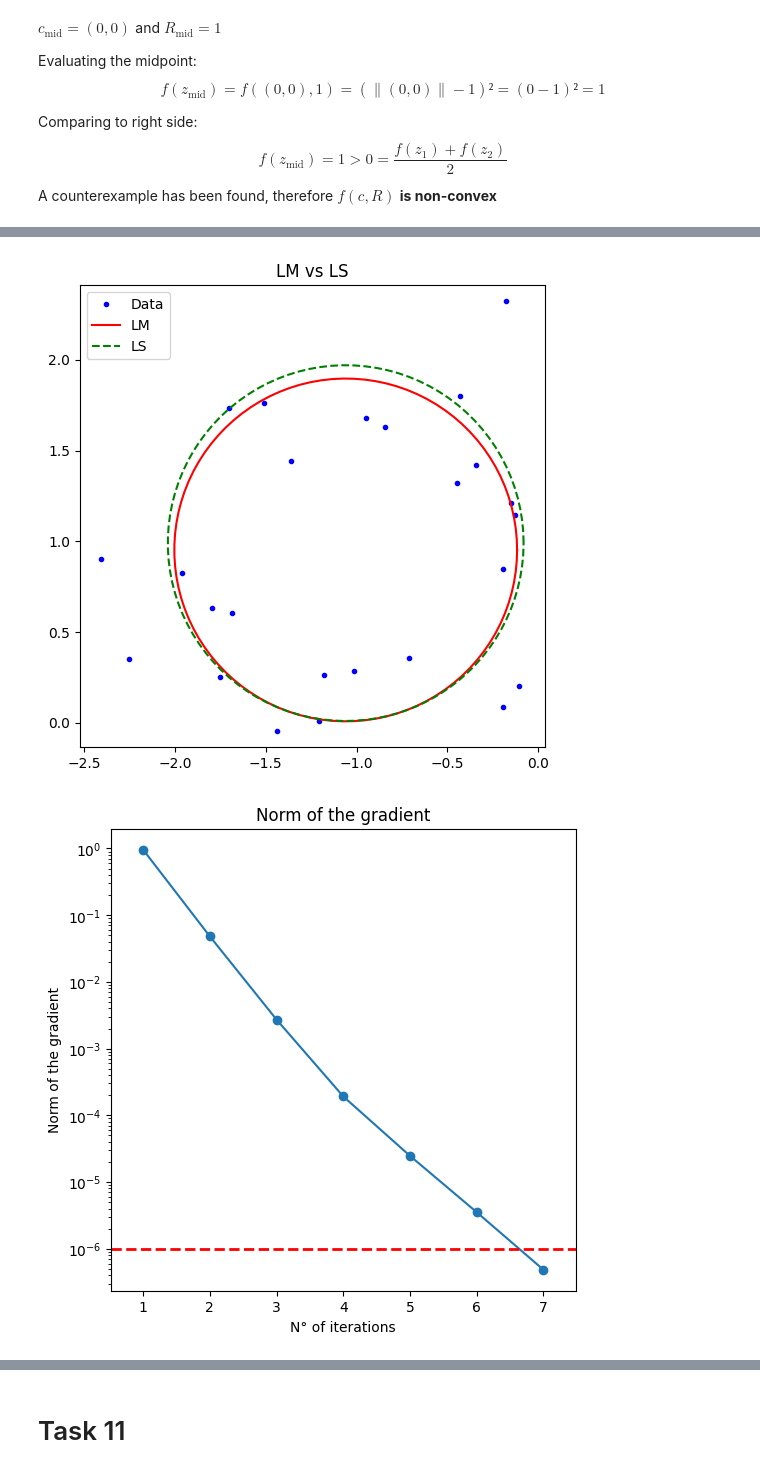
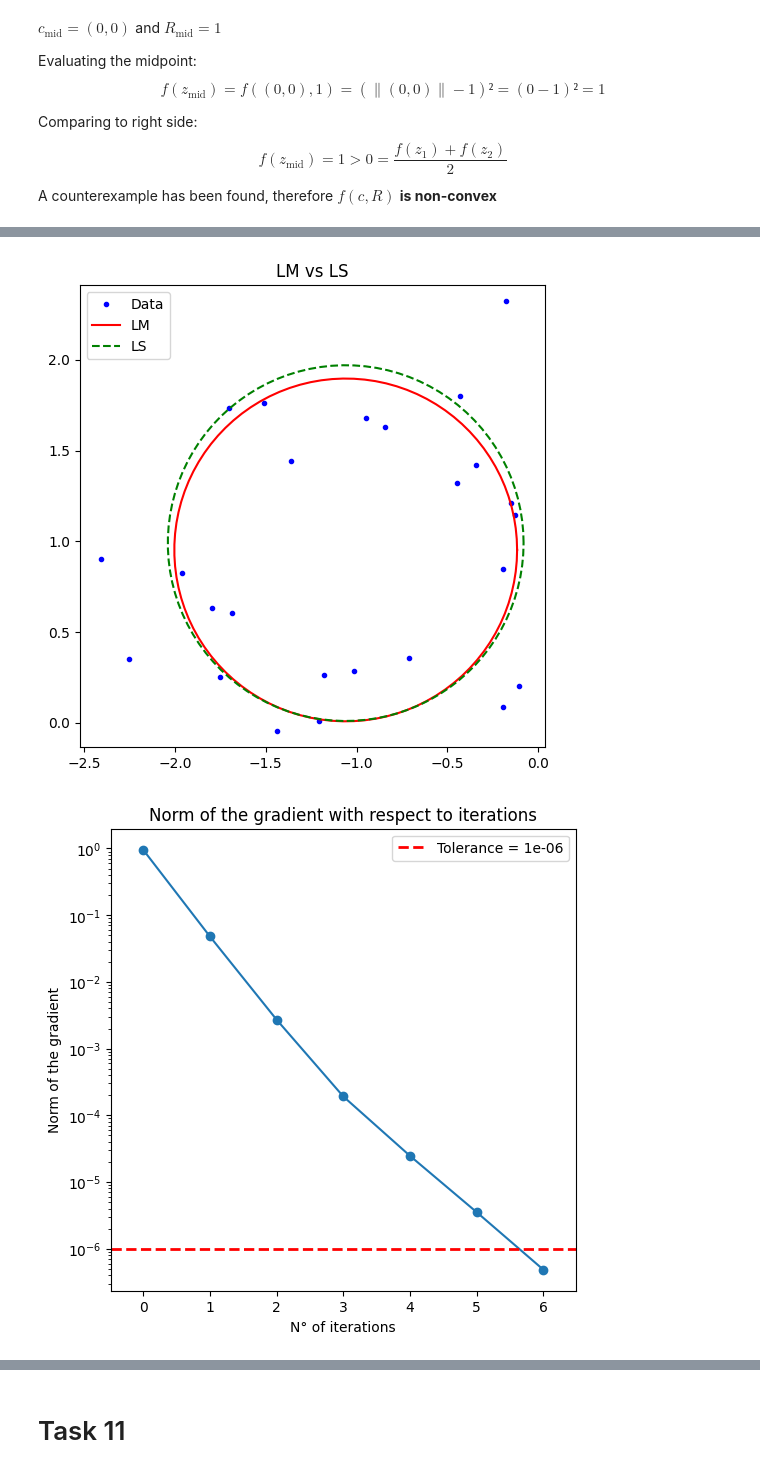
Before and after one commit to Matteo7100/OA-project, a Jupyter notebook: project_notebook.ipynb, the cells around one changed output, grey strips where cells are left out. Cells and saved outputs as stored; diff of their text form; code cells hidden in the pictures.

```diff
--- a/project_notebook.ipynb
+++ b/project_notebook.ipynb
@@ -468,14 +465,17 @@ $$
 x_{k+1} = x_k + \Delta x
 $$
 # %%
-# Loading data
+import numpy as np
+import matplotlib.pyplot as plt
+
+#Data
 data = np.load('circle_data_1.npy')
 if data.shape[0] == 2:
     data = data.T
 x = data[:, 0]
 y = data[:, 1]
 
-# Parameters
+#Parameters
 lam = 1.0
 tolerance = 1e-6
 gradient_norms = []
@@ -483,8 +483,8 @@ cls = (-1.06, 0.99)
 Rls = 0.98
 xk = np.array([cls[0], cls[1], Rls])
 
-# Functions
-def r(p):
+#Functions
+def s(p):
     a, b, R = p
     return np.sqrt((x - a)**2 + (y - b)**2) - R
 
@@ -501,48 +501,42 @@ k = 0
 k_list = []
 gk_norm_list = []
 
-# Iterative process
+#Iterative process
 while True:
-    rk = r(xk)
+    sk = s(xk)
     Jk = J(xk)
-    gk = Jk.T @ rk
+    gk = Jk.T @ sk
     gk_norm = np.linalg.norm(gk)
-
-    # Store for visualization
-    k_list.append(k + 1)
+    k_list.append(k)         #store
     gk_norm_list.append(gk_norm)
 
-    # Stop criteria
+    # Stop
     if gk_norm < tolerance:
-        print(f"Convergence reached at iteration {k}")
+        print(f"Convergence obtained at iteration {k+1}")
         break
 
     #formula for x
-    # Δx* = - (JᵀJ + λI)⁻¹ Jᵀ r
     A = Jk.T @ Jk + lam * np.eye(3)
-    delta = -np.linalg.inv(A) @ (Jk.T @ rk)
+    delta = -np.linalg.inv(A) @ (Jk.T @ sk)  #inversion is possiblle
+    x_maybe = xk + delta
 
-    # new x
-    x_candidate = xk + delta
+    weight_now = np.sum(sk**2)
+    weight_x_maybe = np.sum(s(x_maybe)**2)
 
-
-    cost_current = np.sum(rk**2)
-    cost_candidate = np.sum(r(x_candidate)**2)
-
-    if cost_candidate < cost_current:
-        xk = x_candidate
-        lam *= 0.7
+    if weight_x_maybe < weight_now:
+        xk = x_maybe
+        lam = 0.7 *lam
     else:
-        lam *= 2.0
+        lam = 2.0*lam
 
     k += 1
 
-# final result
+#Print
 print("Final_values:")
 print(f"Center = ({xk[0]:.4f}, {xk[1]:.4f})")
 print(f"Radius = {xk[2]:.4f}")
 
-#final result
+#plot
 clm = xk[:2]
 Rlm = xk[2]
 print(f"\nCenter LM: ({clm[0]:.5f}, {clm[1]:.5f})")
@@ -567,9 +561,11 @@ plt.show()
 plt.figure(figsize=(6,6))
 plt.semilogy(k_list, gk_norm_list, '-o')
 plt.axis('equal')
+plt.legend()
 plt.axhline(y=tolerance, color='red', linestyle='--', linewidth=2, label=f'Tolerance = {tolerance}')
-plt.title('Norm of the gradient')
+plt.title('Norm of the gradient with respect to iterations')
 plt.xlabel('N° of iterations')
 plt.ylabel('Norm of the gradient')
+plt.legend()
 plt.show()
 # %% [output]
@@ -577,9 +573,9 @@ Convergence reached at iteration 6
 Final_values:
 Center = (-1.0600, 0.9523)
 Radius = 0.9443
 
 Center LM: (-1.05997, 0.95235)
 Radius LM: 0.94427
 [figure]
-[figure, old version]
+[figure, new version]
 # %% [markdown]
```
Also changed, not shown: parts of 8 cells of this notebook.
